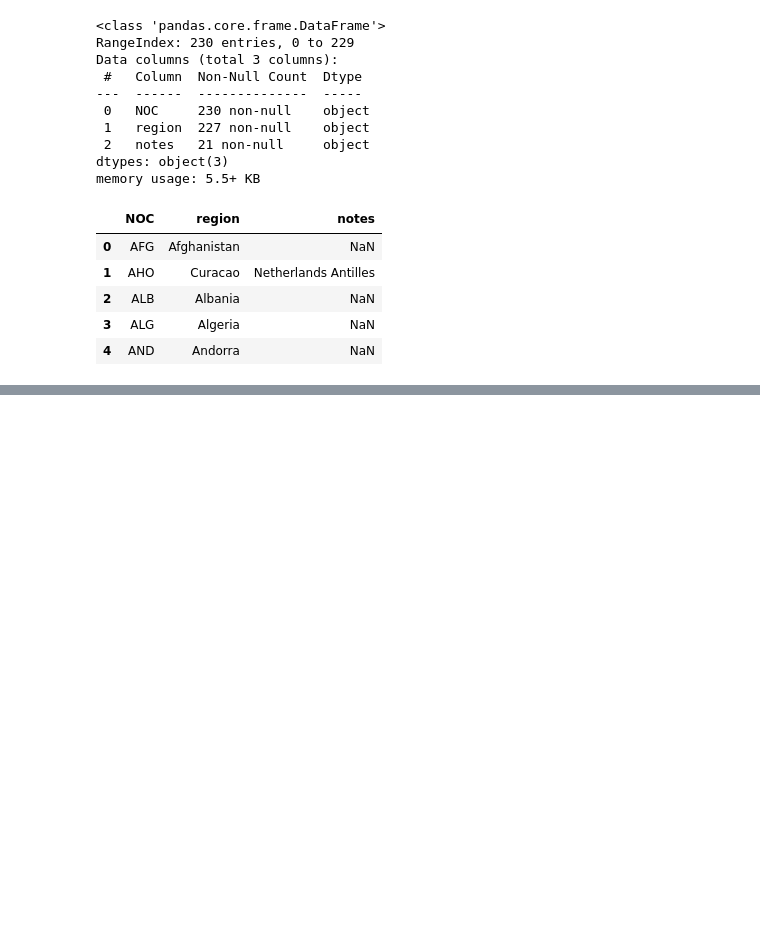
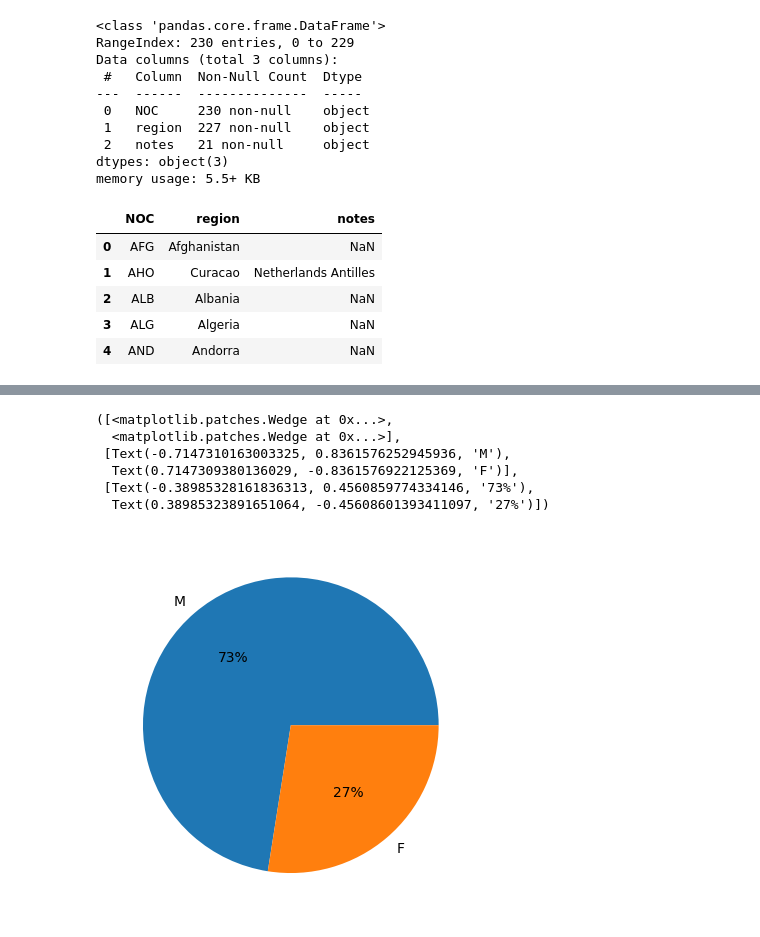
Before and after one commit to TobiasEnglund/Projekt-OS-Italien, a Jupyter notebook: Uppgift_0.ipynb, the cells around one changed output, grey strips where cells are left out. Cells and saved outputs as stored; diff of their text form; code cells hidden in the pictures; blank space fills up the shorter version.

```diff
--- a/Uppgift_0.ipynb
+++ b/Uppgift_0.ipynb
@@ -91,2 +271,14 @@ noc_regions.head()
+# %%
+# g. diagram över könsfördelningen
+values = athlete_events['Sex'].value_counts()
+plt.pie(values, labels = values.index, autopct = "%0.0f%%")
+# %% [output]
+([<matplotlib.patches.Wedge at 0x...>,
+  <matplotlib.patches.Wedge at 0x...>],
+ [Text(-0.7147310163003325, 0.8361576252945936, 'M'),
+  Text(0.7147309380136029, -0.8361576922125369, 'F')],
+ [Text(-0.38985328161836313, 0.4560859774334146, '73%'),
+  Text(0.38985323891651064, -0.45608601393411097, '27%')])
+[figure, added]
 # %%
 # h. diagram över topp 10 länder som tagit flest medaljer
```
Also changed, not shown: parts of 28 cells of this notebook.
